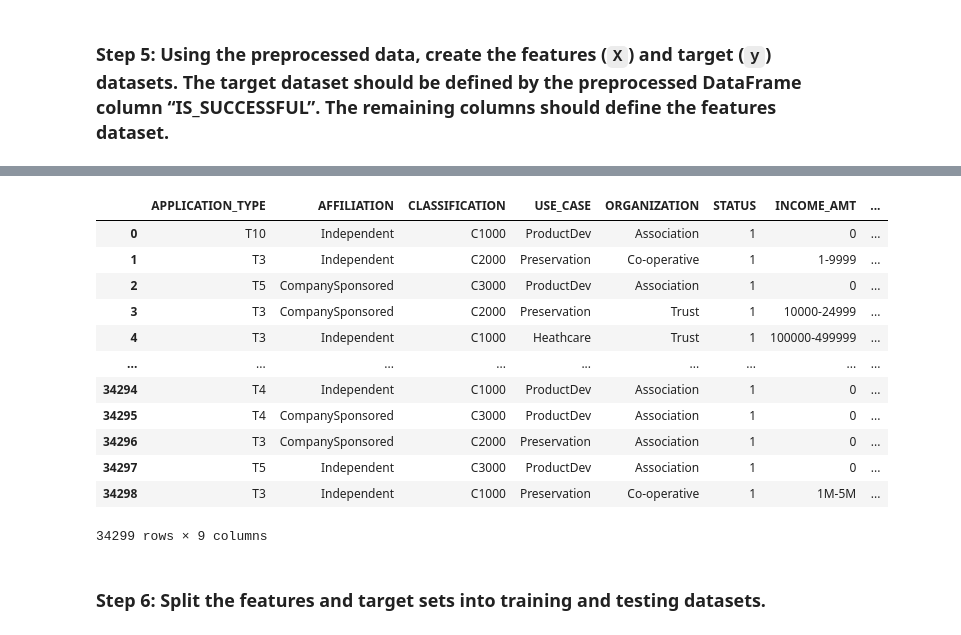
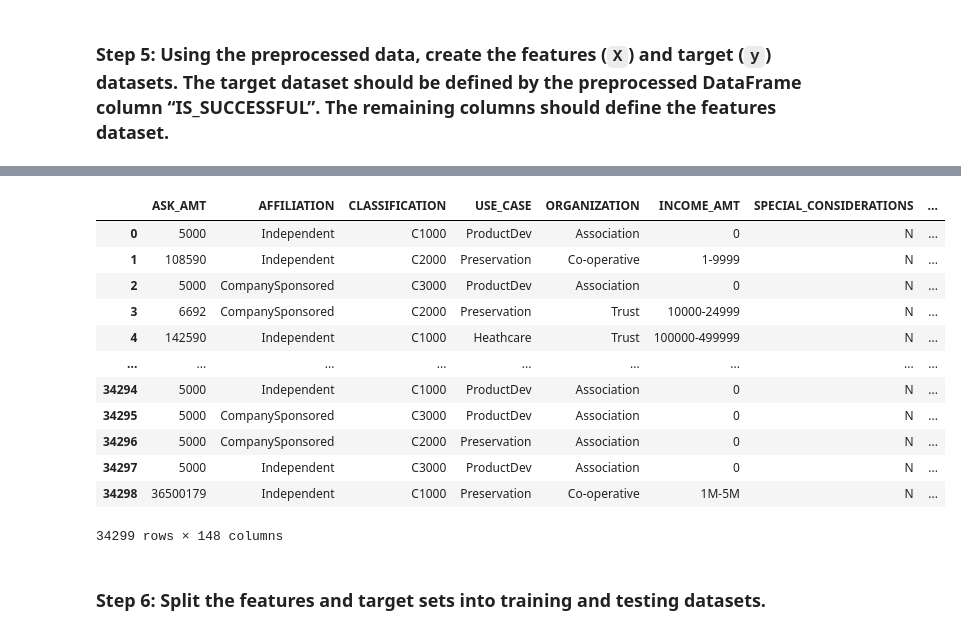
Before and after one commit to ZacharyWilkinson/Module_13_Challenge, a Jupyter notebook: Starter_Code (7)/Starter_Code/Colab_venture_funding_with_deep_learning.ipynb, the cells around one changed output, grey strips where cells are left out. Cells and saved outputs as stored; diff of their text form; code cells hidden in the pictures.

```diff
--- a/Starter_Code (7)/Starter_Code/Colab_venture_funding_with_deep_learning.ipynb
+++ b/Starter_Code (7)/Starter_Code/Colab_venture_funding_with_deep_learning.ipynb
@@ -165,7 +165,7 @@ applicant_data_df
 :
 # %%
 # Create a list of categorical variables
-categorical_variables = ['APPLICATION_TYPE','AFFILIATION','CLASSIFICATION','USE_CASE','ORGANIZATION', 'INCOME_AMT', 'SPECIAL_CONSIDERATIONS']
+categorical_variables = ['AFFILIATION','CLASSIFICATION','USE_CASE','ORGANIZATION', 'INCOME_AMT', 'SPECIAL_CONSIDERATIONS']
 # Display the categorical variables list
 categorical_variables
 # %% [output]
@@ -208,8 +208,8 @@ encoded_df
 > **Note** To complete this step, you will employ the Pandas `concat()` function that was introduced earlier in this course.
 # %%
 # Add the numerical variables from the original DataFrame to the one-hot encoding DataFrame
-encoded_df = pd.concat ([applicant_data_df, encoded_df], axis = 1)
+combined_encoded_df = pd.concat ([applicant_data_df[['ASK_AMT']], encoded_df], axis = 1)
 
 # Review the DataFrame
-encoded_df
+combined_encoded_df
 # %% [output]
@@ -250,23 +251,23 @@ Name: IS_SUCCESSFUL, Length: 34299, dtype: int64
 # %%
 # Define features set X by selecting all columns but IS_SUCCESSFUL
-X = applicant_data_df.drop(columns= 'IS_SUCCESSFUL')
+X = combined_encoded_df.drop(columns= 'IS_SUCCESSFUL')
 
 # Review the features DataFrame
 X
 # %% [output]
-|  | APPLICATION_TYPE | AFFILIATION | CLASSIFICATION | USE_CASE | ORGANIZATION | STATUS | INCOME_AMT | ... |
-| 0 | T10 | Independent | C1000 | ProductDev | Association | 1 | 0 | ... |
-| 1 | T3 | Independent | C2000 | Preservation | Co-operative | 1 | 1-9999 | ... |
-| 2 | T5 | CompanySponsored | C3000 | ProductDev | Association | 1 | 0 | ... |
-| 3 | T3 | CompanySponsored | C2000 | Preservation | Trust | 1 | 10000-24999 | ... |
-| 4 | T3 | Independent | C1000 | Heathcare | Trust | 1 | 100000-499999 | ... |
+|  | ASK_AMT | AFFILIATION | CLASSIFICATION | USE_CASE | ORGANIZATION | INCOME_AMT | SPECIAL_CONSIDERATIONS | ... |
+| 0 | 5000 | Independent | C1000 | ProductDev | Association | 0 | N | ... |
+| 1 | 108590 | Independent | C2000 | Preservation | Co-operative | 1-9999 | N | ... |
+| 2 | 5000 | CompanySponsored | C3000 | ProductDev | Association | 0 | N | ... |
+| 3 | 6692 | CompanySponsored | C2000 | Preservation | Trust | 10000-24999 | N | ... |
+| 4 | 142590 | Independent | C1000 | Heathcare | Trust | 100000-499999 | N | ... |
 | ... | ... | ... | ... | ... | ... | ... | ... | ... |
-| 34294 | T4 | Independent | C1000 | ProductDev | Association | 1 | 0 | ... |
-| 34295 | T4 | CompanySponsored | C3000 | ProductDev | Association | 1 | 0 | ... |
-| 34296 | T3 | CompanySponsored | C2000 | Preservation | Association | 1 | 0 | ... |
-| 34297 | T5 | Independent | C3000 | ProductDev | Association | 1 | 0 | ... |
-| 34298 | T3 | Independent | C1000 | Preservation | Co-operative | 1 | 1M-5M | ... |
+| 34294 | 5000 | Independent | C1000 | ProductDev | Association | 0 | N | ... |
+| 34295 | 5000 | CompanySponsored | C3000 | ProductDev | Association | 0 | N | ... |
+| 34296 | 5000 | CompanySponsored | C2000 | Preservation | Association | 0 | N | ... |
+| 34297 | 5000 | Independent | C3000 | ProductDev | Association | 0 | N | ... |
+| 34298 | 36500179 | Independent | C1000 | Preservation | Co-operative | 1M-5M | N | ... |
-34299 rows × 9 columns
+34299 rows × 148 columns
 # %% [markdown]
 ### Step 6: Split the features and target sets into training and testing datasets.
 # %%
```
Also changed, not shown: parts of 2 cells of this notebook.
